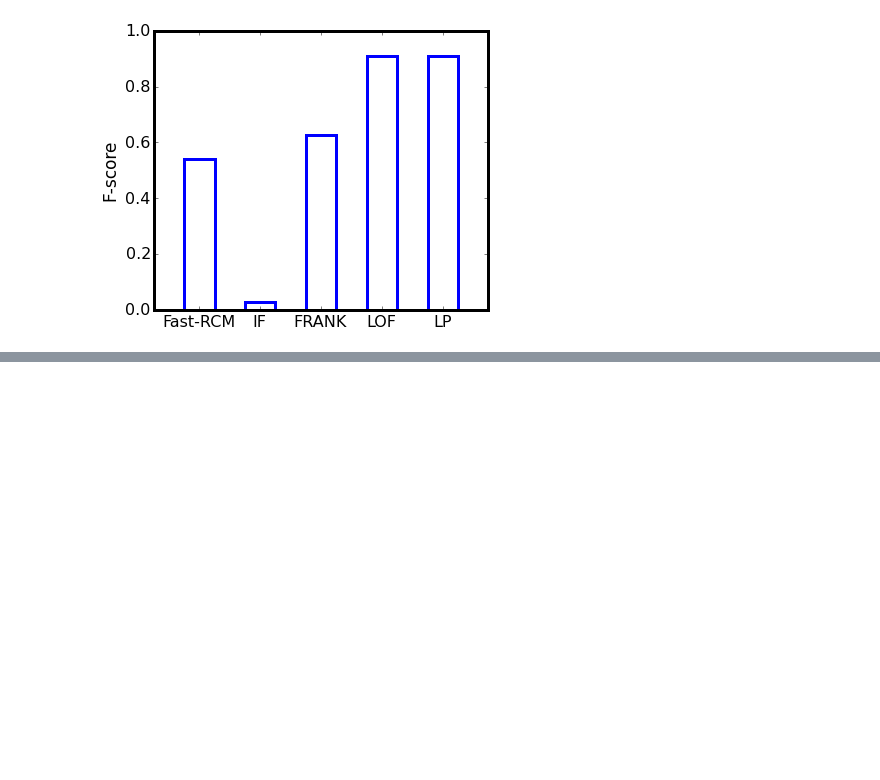
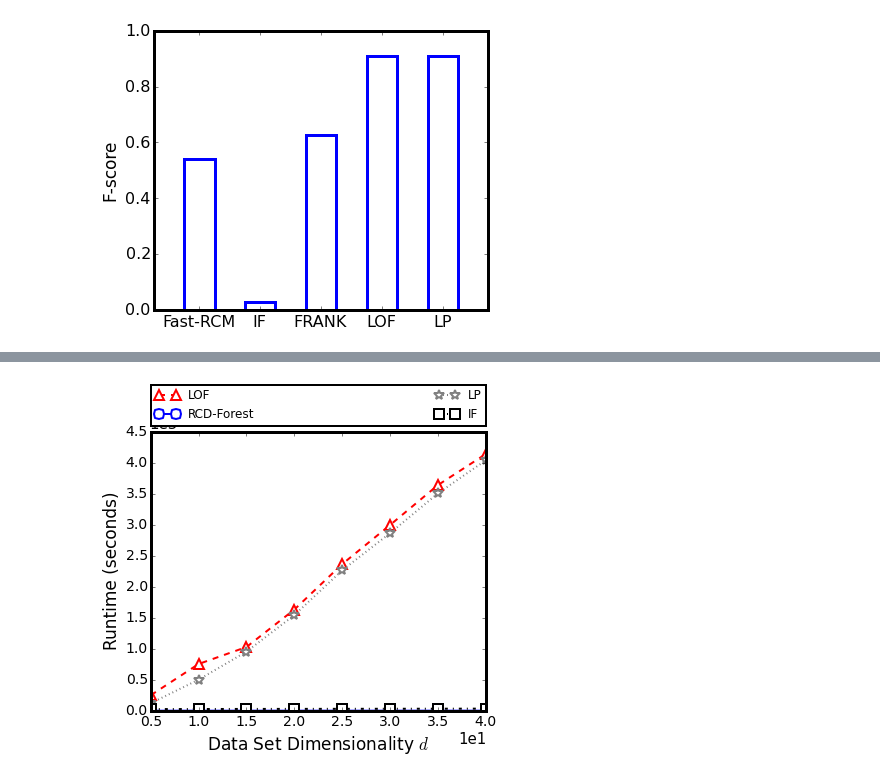
Before and after one commit to HaiQW/tools, a Jupyter notebook: figure/bar_eps.ipynb, the cells around one changed output, grey strips where cells are left out. Drawn from its saved outputs; the diff is of its cells as text; code cells hidden in the pictures; blank space fills up the shorter version.

```diff
--- a/figure/bar_eps.ipynb
+++ b/figure/bar_eps.ipynb
@@ -186,0 +253,29 @@ draw bar of using performance on dsaa data sets.
+# %%
+fname = "/home/haiqw/Documents/my_papers/rare_trees/pic/line_runtime_dimensionality.eps"
+n_performance = {"RCD-Forest": {"markerstyle": "o",
+                         "linestyle": "-",
+                         "color": "blue",
+                         "fscore": [1.64761, 1.65464, 1.71702, 1.71945, 1.7617, 1.82661, 1.86614,
+                                    1.90916]},
+                 "LOF": {"markerstyle": "^",
+                        "linestyle": "--",
+                        "color": "red",
+                        "fscore": [251.72683191299438, 755.1180927753448, 1028.9478726387024, 1632.4783301353455,
+                                   2364.8144788742065, 2995.250335931778,
+                                   3639.2355346679688, 4139.55491566658]},
+                 "IF": {"markerstyle": "s",
+                         "linestyle": "-.",
+                         "color": "black",
+                         "fscore": [27.52509045600891, 28.832390785217285, 29.973745584487915,
+                                    30.799295902252197, 31.78340768814087, 32.64756441116333,
+                                    33.62827491760254, 34.83444333076477]},
+                 "LP": {"markerstyle": "*",
+                        "linestyle": ":",
+                        "color": "grey",
+                        "fscore": [122.87215924263,  502.2949893474579, 954.3955297470093, 1542.6198291778564,
+                                   2264.8468132019043, 2864.154896736145, 3505.1830430030823, 4038.653286933899]},
+            }
+data_size = [5, 10, 15, 20, 25, 30, 35, 40]
+draw_line(n_performance, data_size, "Data Set Dimensionality $d$", "Runtime (seconds)", fname)
+# %% [output]
+[figure, added]
```
Also changed, not shown: parts of 6 cells of this notebook, 1 other file.
